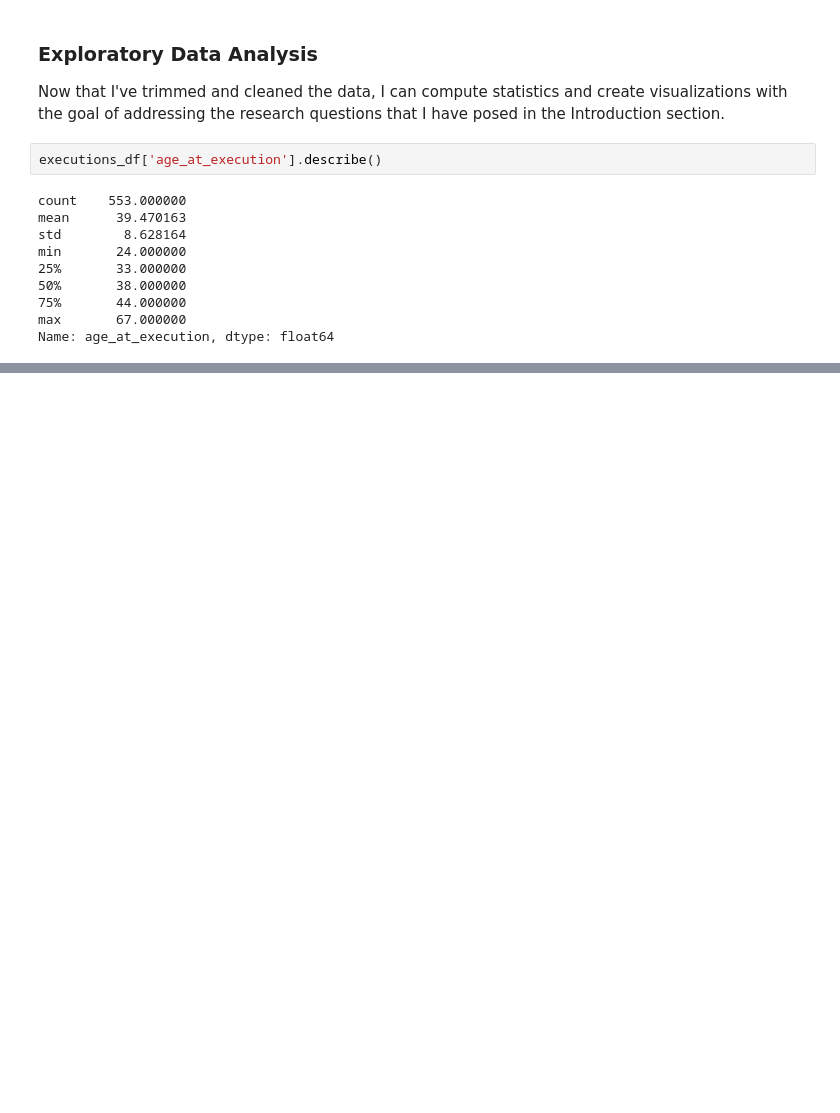
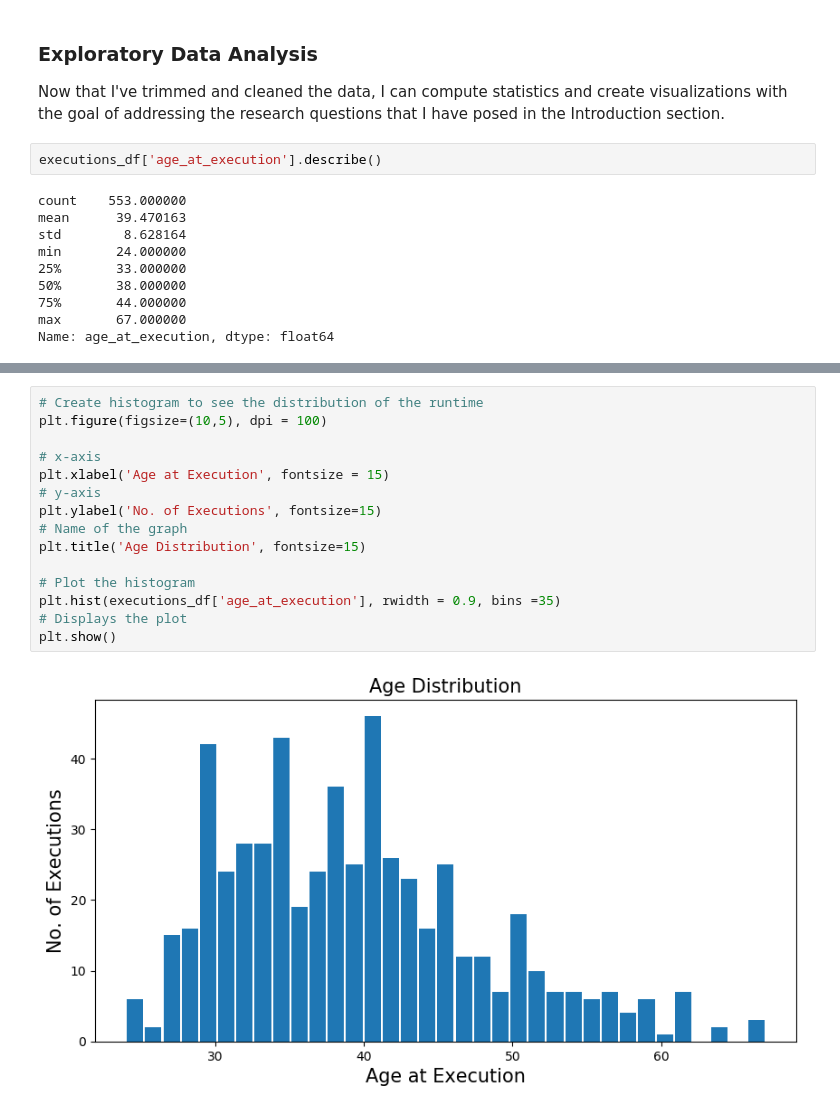
Before and after one commit to emilylauyw/Investigate_Texas_Death_Row, a Jupyter notebook: investigate-texas-death-row.ipynb, the cells around one changed output, grey strips where cells are left out. Cells and saved outputs as stored; diff of their text form; blank space fills up the shorter version.

```diff
--- a/investigate-texas-death-row.ipynb
+++ b/investigate-texas-death-row.ipynb
@@ -245,0 +237,17 @@ executions_df.head(1)
+# %%
+# Create histogram to see the distribution of the runtime
+plt.figure(figsize=(10,5), dpi = 100)
+
+# x-axis
+plt.xlabel('Age at Execution', fontsize = 15)
+# y-axis
+plt.ylabel('No. of Executions', fontsize=15)
+# Name of the graph
+plt.title('Age Distribution', fontsize=15)
+
+# Plot the histogram
+plt.hist(executions_df['age_at_execution'], rwidth = 0.9, bins =35)
+# Displays the plot
+plt.show()
+# %% [output]
+[figure, added]
```
Also changed, not shown: parts of 2 cells of this notebook.
